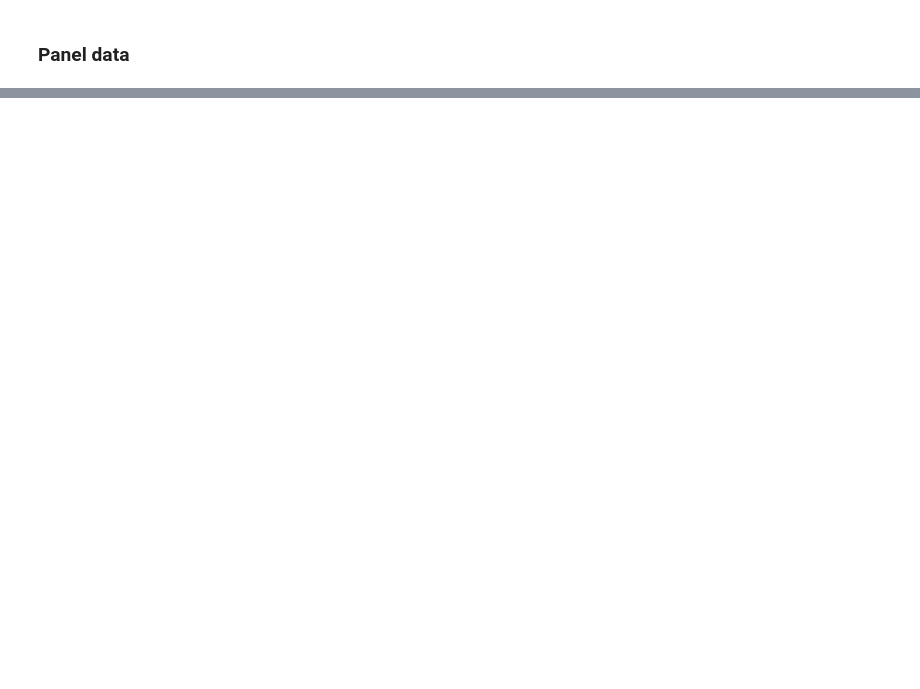
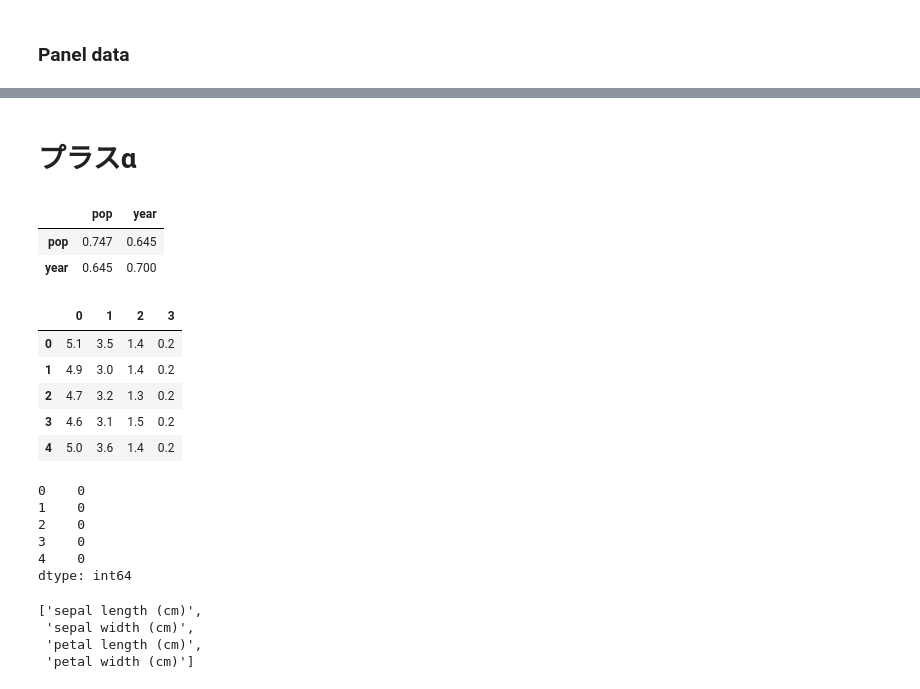
Before and after one commit to miyamotok0105/pydata-book, a Jupyter notebook: ch05.ipynb, the cells around one changed output, grey strips where cells are left out. Drawn from its saved outputs; the diff is of its cells as text; code cells hidden in the pictures; blank space fills up the shorter version.

```diff
--- a/ch05.ipynb
+++ b/ch05.ipynb
@@ -633,0 +1512,43 @@ stacked.to_panel()
+# %% [markdown]
+# プラスα
+# %%
+data = {'state': ['Ohio', 'Ohio', 'Ohio', 'Nevada', 'Nevada'],
+        'year': [2000, 2001, 2002, 2001, 2002],
+        'pop': [1.5, 1.7, 3.6, 2.4, 2.9]}
+frame = DataFrame(data)
+frame.cov()
+# %% [output]
+|  | pop | year |
+| pop | 0.747 | 0.645 |
+| year | 0.645 | 0.700 |
+# %%
+from sklearn import datasets
+import scipy
+import matplotlib.pyplot as pl
+iris = datasets.load_iris()
+frame = DataFrame(iris.data)
+frame.head(5)
+# %% [output]
+|  | 0 | 1 | 2 | 3 |
+| 0 | 5.1 | 3.5 | 1.4 | 0.2 |
+| 1 | 4.9 | 3.0 | 1.4 | 0.2 |
+| 2 | 4.7 | 3.2 | 1.3 | 0.2 |
+| 3 | 4.6 | 3.1 | 1.5 | 0.2 |
+| 4 | 5.0 | 3.6 | 1.4 | 0.2 |
+# %%
+target = pd.Series(iris.target)
+target.head(5)
+# %% [output]
+0    0
+1    0
+2    0
+3    0
+4    0
+dtype: int64
+# %%
+iris.feature_names
+# %% [output]
+['sepal length (cm)',
+ 'sepal width (cm)',
+ 'petal length (cm)',
+ 'petal width (cm)']
```
Also changed, not shown: parts of 204 cells of this notebook, 14 other files.
